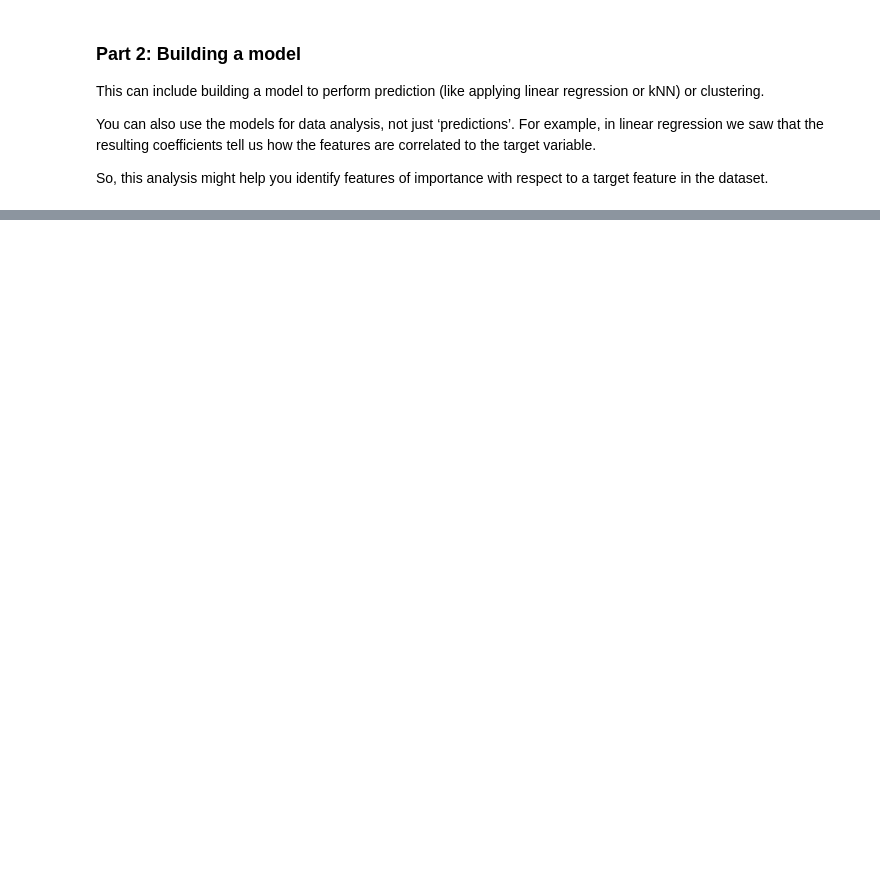
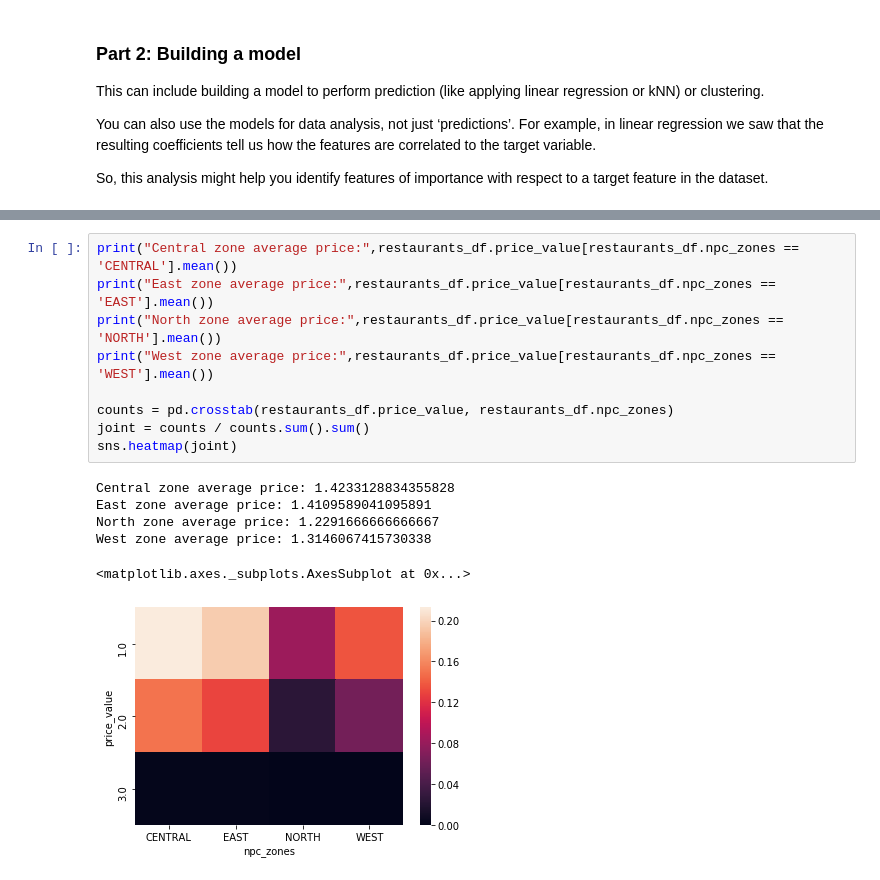
Before and after one commit to CS-UCR/cs105-prj-phase3-doublestuffedoreo, a Jupyter notebook: doublestuffedoreo_proj_CS105.ipynb, the cells around one changed output, grey strips where cells are left out. Saved outputs shown, nothing was run; the diff lists cells and outputs as text; blank space fills up the shorter version.

```diff
--- a/doublestuffedoreo_proj_CS105.ipynb
+++ b/doublestuffedoreo_proj_CS105.ipynb
@@ -51,0 +134,16 @@ compare their results.
+# %%
+print("Central zone average price:",restaurants_df.price_value[restaurants_df.npc_zones == 'CENTRAL'].mean())
+print("East zone average price:",restaurants_df.price_value[restaurants_df.npc_zones == 'EAST'].mean())
+print("North zone average price:",restaurants_df.price_value[restaurants_df.npc_zones == 'NORTH'].mean())
+print("West zone average price:",restaurants_df.price_value[restaurants_df.npc_zones == 'WEST'].mean())
+
+counts = pd.crosstab(restaurants_df.price_value, restaurants_df.npc_zones)
+joint = counts / counts.sum().sum()
+sns.heatmap(joint)
+# %% [output]
+Central zone average price: 1.4233128834355828
+East zone average price: 1.4109589041095891
+North zone average price: 1.2291666666666667
+West zone average price: 1.3146067415730338
+<matplotlib.axes._subplots.AxesSubplot at 0x...>
+[figure, added]
```
Also changed, not shown: parts of 15 cells of this notebook.
